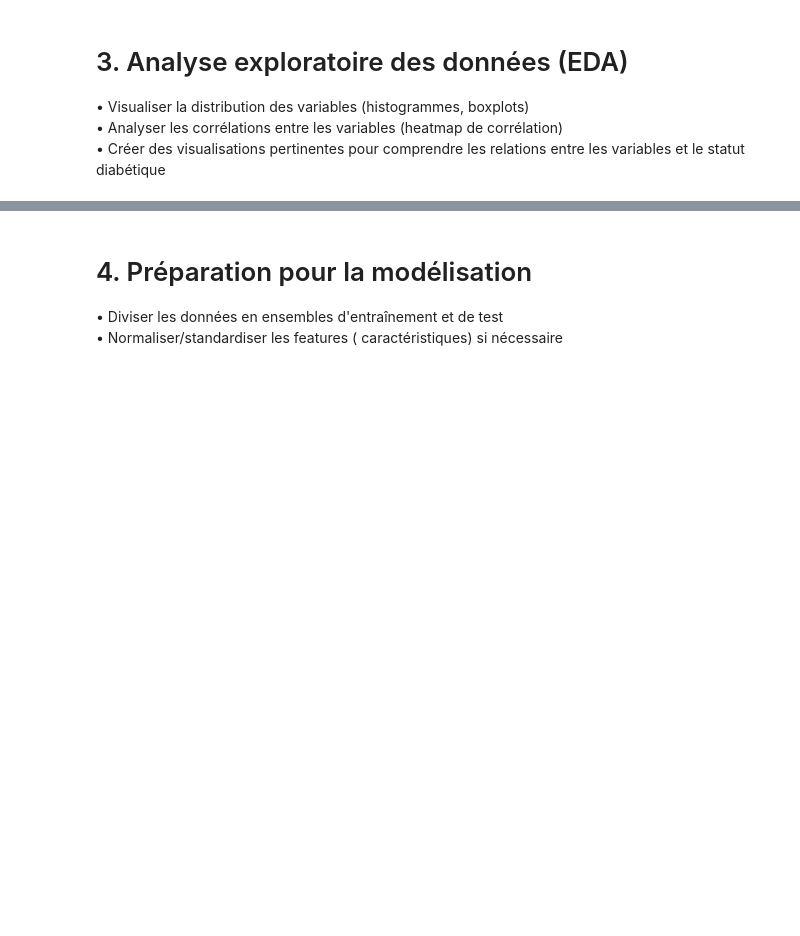
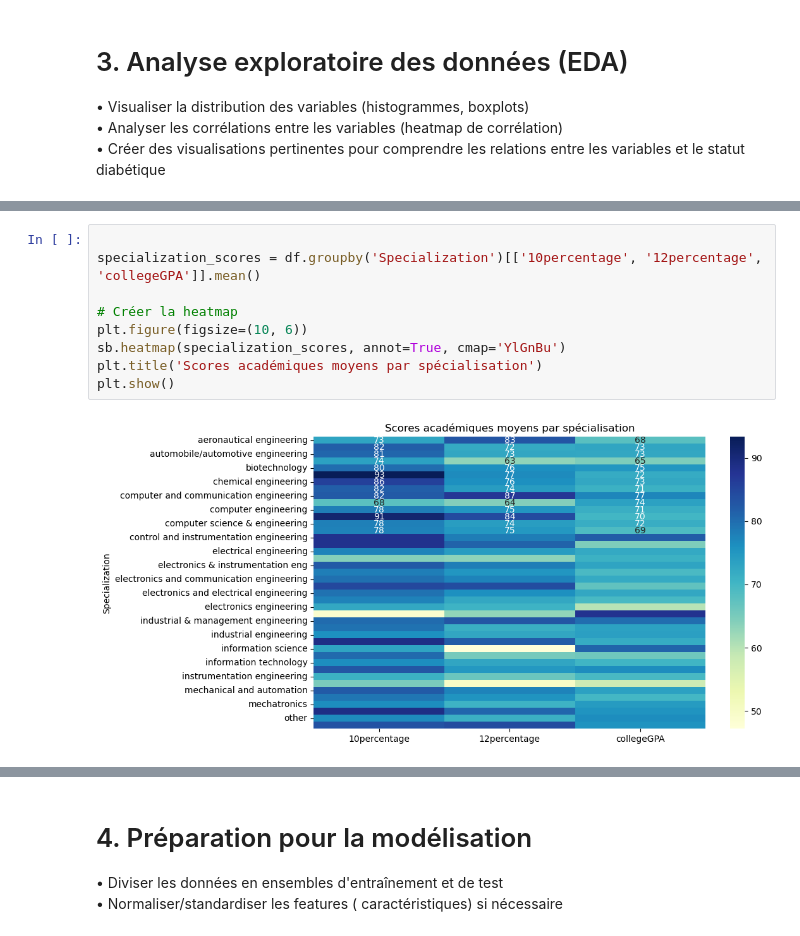
Before and after one commit to MGentieu/Projet_python_data, a Jupyter notebook: Notebook_projet.ipynb, the cells around one changed output, grey strips where cells are left out. Cells and saved outputs as stored; diff of their text form; blank space fills up the shorter version.

```diff
--- a/Notebook_projet.ipynb
+++ b/Notebook_projet.ipynb
@@ -112,0 +113,11 @@ plt.show()
+# %%
+
+specialization_scores = df.groupby('Specialization')[['10percentage', '12percentage', 'collegeGPA']].mean()
+
+# Créer la heatmap
+plt.figure(figsize=(10, 6))
+sb.heatmap(specialization_scores, annot=True, cmap='YlGnBu')
+plt.title('Scores académiques moyens par spécialisation')
+plt.show()
+# %% [output]
+[figure, added]
```
Also changed, not shown: parts of 10 cells of this notebook, 1 other file.
